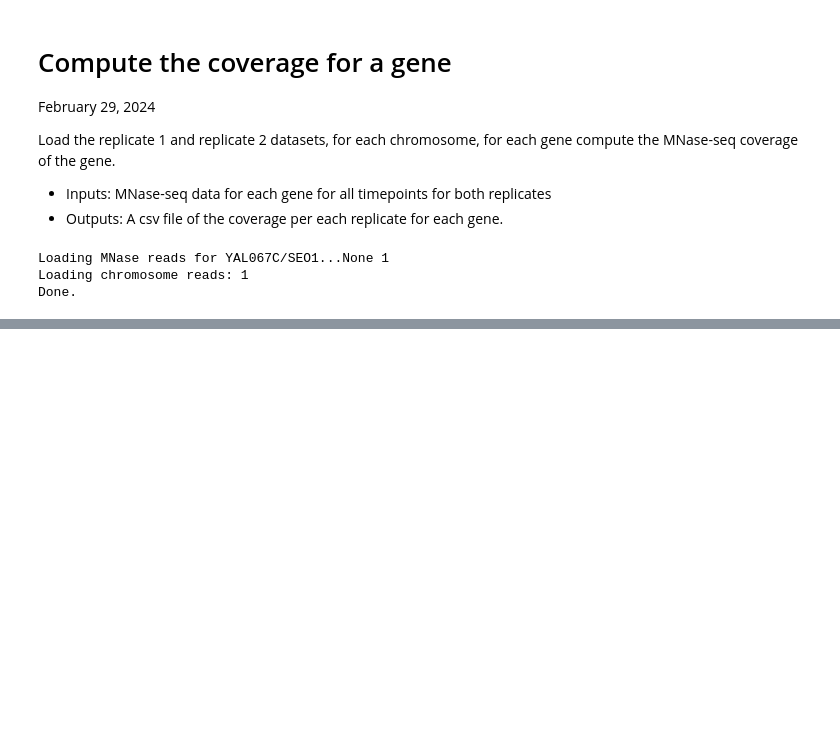
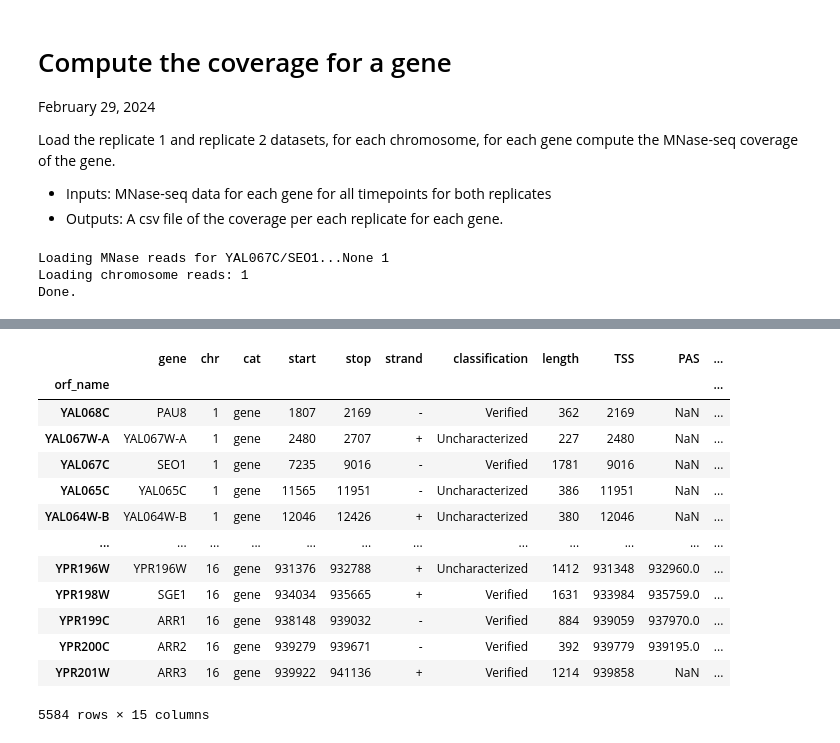
Before and after one commit to HarteminkLab/cell-cycle-deconv, a Jupyter notebook: 00_Geneset_Coverage.ipynb, the cells around one changed output, grey strips where cells are left out. Drawn from its saved outputs; the diff is of its cells as text; code cells hidden in the pictures; blank space fills up the shorter version.

```diff
--- a/00_Geneset_Coverage.ipynb
+++ b/00_Geneset_Coverage.ipynb
@@ -99,0 +141,19 @@ coverage_1.head()
+# %%
+geneset_cov_90 = geneset.loc[cutoff_coverages.index]
+geneset_cov_90.to_csv('data/reference_data/geneset_nondub_w_prom_genebodies_cutoff_cov90.csv')
+geneset_cov_90
+# %% [output]
+|  | gene | chr | cat | start | stop | strand | classification | length | TSS | PAS | ... |
+| orf_name |  |  |  |  |  |  |  |  |  |  | ... |
+| YAL068C | PAU8 | 1 | gene | 1807 | 2169 | - | Verified | 362 | 2169 | NaN | ... |
+| YAL067W-A | YAL067W-A | 1 | gene | 2480 | 2707 | + | Uncharacterized | 227 | 2480 | NaN | ... |
+| YAL067C | SEO1 | 1 | gene | 7235 | 9016 | - | Verified | 1781 | 9016 | NaN | ... |
+| YAL065C | YAL065C | 1 | gene | 11565 | 11951 | - | Uncharacterized | 386 | 11951 | NaN | ... |
+| YAL064W-B | YAL064W-B | 1 | gene | 12046 | 12426 | + | Uncharacterized | 380 | 12046 | NaN | ... |
+| ... | ... | ... | ... | ... | ... | ... | ... | ... | ... | ... | ... |
+| YPR196W | YPR196W | 16 | gene | 931376 | 932788 | + | Uncharacterized | 1412 | 931348 | 932960.0 | ... |
+| YPR198W | SGE1 | 16 | gene | 934034 | 935665 | + | Verified | 1631 | 933984 | 935759.0 | ... |
+| YPR199C | ARR1 | 16 | gene | 938148 | 939032 | - | Verified | 884 | 939059 | 937970.0 | ... |
+| YPR200C | ARR2 | 16 | gene | 939279 | 939671 | - | Verified | 392 | 939779 | 939195.0 | ... |
+| YPR201W | ARR3 | 16 | gene | 939922 | 941136 | + | Verified | 1214 | 939858 | NaN | ... |
+5584 rows × 15 columns
```
Also changed, not shown: parts of 12 cells of this notebook, 3 other files.
